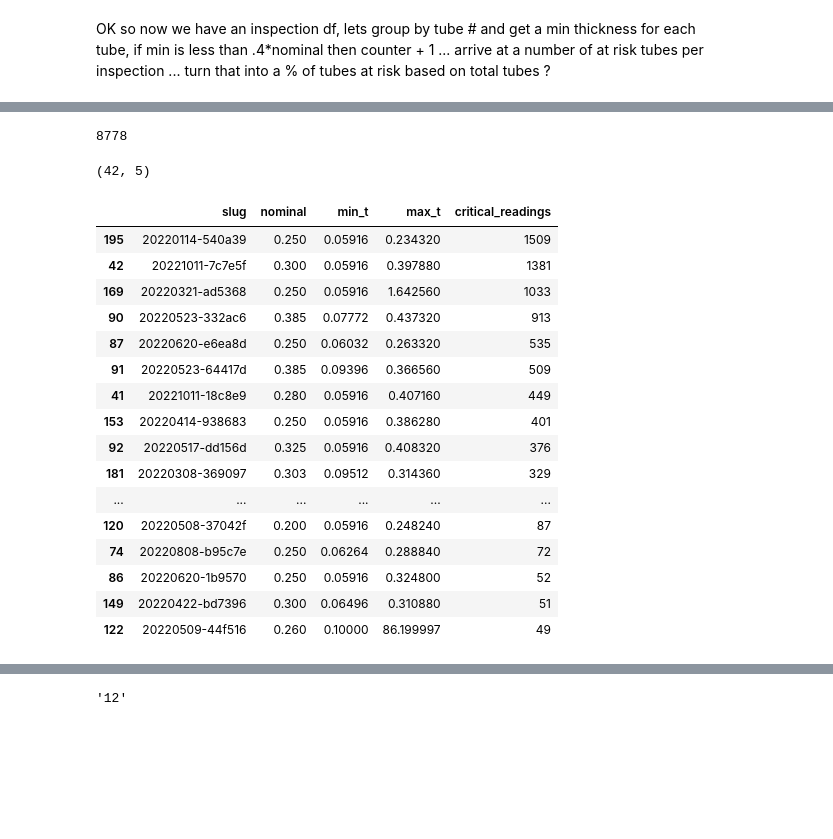
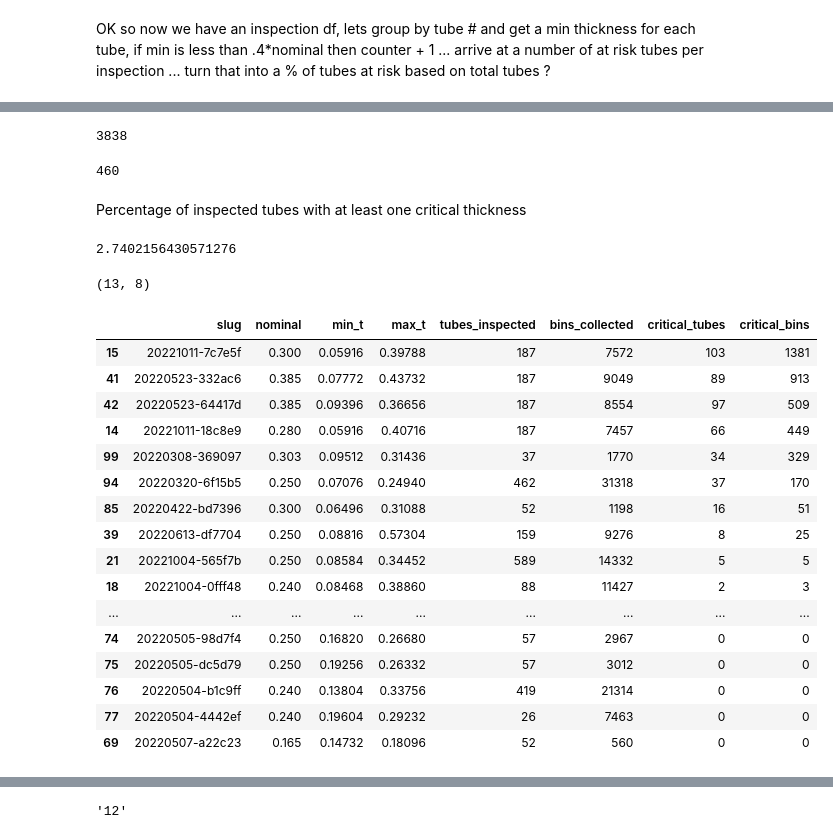
Before and after one commit to GeckoRobotics/davos-data-project, a Jupyter notebook: notebooks/davos.ipynb, the cells around one changed output, grey strips where cells are left out. Saved outputs shown, nothing was run; the diff lists cells and outputs as text; code cells hidden in the pictures; blank space fills up the shorter version.

```diff
--- a/notebooks/davos.ipynb
+++ b/notebooks/davos.ipynb
@@ -607,5 +641,5 @@ distinct_2022_power_inspection_slugs[0]
 # %%
-inspection_slug = distinct_2022_power_inspection_slugs[1]
+inspection_slug = trim_inspslug_nom_df['slug'][1]
 # %% [markdown]
 ### Get actual inspection data
 # %%
@@ -657,10 +703,13 @@ def analyze_inspection_df(inspection_df, nominal, threshold):
 
     target = nominal*threshold
 
+    tubes_inspected = inspection_df.customer_x.nunique()
+    bins_collected = inspection_df.shape[0]
+
     min_t_by_tube_list = inspection_df.groupby(['customer_x'])['thickness'].min().to_list()
 
     ## NOTE: chnaged this to just be any, not grouped by tube above
-    #critical_tubes_count = len([t for t in min_t_by_tube_list if t < target])
-    critical_tubes_count = len([t for t in inspection_df.thickness if t < target])
+    critical_tubes_count = len([t for t in min_t_by_tube_list if t < target])
+    critical_bins_count = len([t for t in inspection_df.thickness if t < target])
 
-    return min_t, max_t, critical_tubes_count
+    return min_t, max_t, tubes_inspected, bins_collected, critical_tubes_count, critical_bins_count
@@ -703,6 +738,7 @@ def check_thickness(targets_df, threshold):
     outputs: analysis row, min,max,count critical
     """
     data_list = []
+    error_slug_list = []
 
     for row in range(len(targets_df)):
         inspection_slug = targets_df.loc[row, 'slug']
@@ -716,19 +752,20 @@ def check_thickness(targets_df, threshold):
             try:
                 inspection_df = pd.DataFrame(req.json()['plots'][0]['data'])
 
-                min_t, max_t, critical_tubes_count = analyze_inspection_df(inspection_df, nominal, threshold)
+                min_t, max_t, tubes_inspected, bins_collected, critical_tubes_count, critical_bins_count = analyze_inspection_df(inspection_df, nominal, threshold)
 
-                data = [inspection_slug, nominal, min_t, max_t, critical_tubes_count]
+                data = [inspection_slug, nominal, min_t, max_t, tubes_inspected, bins_collected, critical_tubes_count, critical_bins_count]
                 #print(data)
                 data_list.append(data)
             except:
                 print('error')
+                error_slug_list.append(inspection_slug)
 
         else:
             print('Inspection slug failed to return data: {}'.format(inspection_slug))
 
 
-    data_df = pd.DataFrame(data_list, columns=['slug', 'nominal', 'min_t', 'max_t', 'critical_readings'])
+    data_df = pd.DataFrame(data_list, columns=['slug', 'nominal', 'min_t', 'max_t', 'tubes_inspected', 'bins_collected', 'critical_tubes', 'critical_bins'])
 
-    return data_df
+    return data_df, error_slug_list
 # %%
@@ -751,5 +789,5 @@ check_thickness(targets_df, threshold)
 # %%
-critical_df = check_thickness(trim_inspslug_nom_df, threshold)
+critical_df, error_slug_list = check_thickness(trim_inspslug_nom_df, threshold)
 # %% [output]
 0
 10
@@ -784,31 +873,41 @@ critical_df.head()
 # %%
-critical_df.critical_readings.sum()
+critical_df.critical_bins.sum()
 # %% [output]
-8778
+3838
+# %%
+critical_df.critical_tubes.sum()
+# %% [output]
+460
+# %% [markdown]
+Percentage of inspected tubes with at least one critical thickness
+# %%
+100*(critical_df.critical_tubes.sum()/critical_df.tubes_inspected.sum())
+# %% [output]
+2.7402156430571276
 # %%
-critical_df[critical_df['critical_readings'] != 0].shape
+critical_df[critical_df['critical_bins'] != 0].shape
 # %% [output]
-(42, 5)
+(13, 8)
 # %%
-critical_df.sort_values(by='critical_readings', ascending=False).head(20)
+critical_df.sort_values(by='critical_bins', ascending=False).head(20)
 # %% [output]
-|  | slug | nominal | min_t | max_t | critical_readings |
-| 195 | 20220114-540a39 | 0.250 | 0.05916 | 0.234320 | 1509 |
-| 42 | 20221011-7c7e5f | 0.300 | 0.05916 | 0.397880 | 1381 |
-| 169 | 20220321-ad5368 | 0.250 | 0.05916 | 1.642560 | 1033 |
-| 90 | 20220523-332ac6 | 0.385 | 0.07772 | 0.437320 | 913 |
-| 87 | 20220620-e6ea8d | 0.250 | 0.06032 | 0.263320 | 535 |
-| 91 | 20220523-64417d | 0.385 | 0.09396 | 0.366560 | 509 |
-| 41 | 20221011-18c8e9 | 0.280 | 0.05916 | 0.407160 | 449 |
-| 153 | 20220414-938683 | 0.250 | 0.05916 | 0.386280 | 401 |
-| 92 | 20220517-dd156d | 0.325 | 0.05916 | 0.408320 | 376 |
-| 181 | 20220308-369097 | 0.303 | 0.09512 | 0.314360 | 329 |
-| ... | ... | ... | ... | ... | ... |
-| 120 | 20220508-37042f | 0.200 | 0.05916 | 0.248240 | 87 |
-| 74 | 20220808-b95c7e | 0.250 | 0.06264 | 0.288840 | 72 |
-| 86 | 20220620-1b9570 | 0.250 | 0.05916 | 0.324800 | 52 |
-| 149 | 20220422-bd7396 | 0.300 | 0.06496 | 0.310880 | 51 |
-| 122 | 20220509-44f516 | 0.260 | 0.10000 | 86.199997 | 49 |
+|  | slug | nominal | min_t | max_t | tubes_inspected | bins_collected | critical_tubes | critical_bins |
+| 15 | 20221011-7c7e5f | 0.300 | 0.05916 | 0.39788 | 187 | 7572 | 103 | 1381 |
+| 41 | 20220523-332ac6 | 0.385 | 0.07772 | 0.43732 | 187 | 9049 | 89 | 913 |
+| 42 | 20220523-64417d | 0.385 | 0.09396 | 0.36656 | 187 | 8554 | 97 | 509 |
+| 14 | 20221011-18c8e9 | 0.280 | 0.05916 | 0.40716 | 187 | 7457 | 66 | 449 |
+| 99 | 20220308-369097 | 0.303 | 0.09512 | 0.31436 | 37 | 1770 | 34 | 329 |
+| 94 | 20220320-6f15b5 | 0.250 | 0.07076 | 0.24940 | 462 | 31318 | 37 | 170 |
+| 85 | 20220422-bd7396 | 0.300 | 0.06496 | 0.31088 | 52 | 1198 | 16 | 51 |
+| 39 | 20220613-df7704 | 0.250 | 0.08816 | 0.57304 | 159 | 9276 | 8 | 25 |
+| 21 | 20221004-565f7b | 0.250 | 0.08584 | 0.34452 | 589 | 14332 | 5 | 5 |
+| 18 | 20221004-0fff48 | 0.240 | 0.08468 | 0.38860 | 88 | 11427 | 2 | 3 |
+| ... | ... | ... | ... | ... | ... | ... | ... | ... |
+| 74 | 20220505-98d7f4 | 0.250 | 0.16820 | 0.26680 | 57 | 2967 | 0 | 0 |
+| 75 | 20220505-dc5d79 | 0.250 | 0.19256 | 0.26332 | 57 | 3012 | 0 | 0 |
+| 76 | 20220504-b1c9ff | 0.240 | 0.13804 | 0.33756 | 419 | 21314 | 0 | 0 |
+| 77 | 20220504-4442ef | 0.240 | 0.19604 | 0.29232 | 26 | 7463 | 0 | 0 |
+| 69 | 20220507-a22c23 | 0.165 | 0.14732 | 0.18096 | 52 | 560 | 0 | 0 |
 # %%
 critical_df.head(1)
 # %% [output]
```
Also changed, not shown: parts of 169 cells of this notebook, 2 other files.
